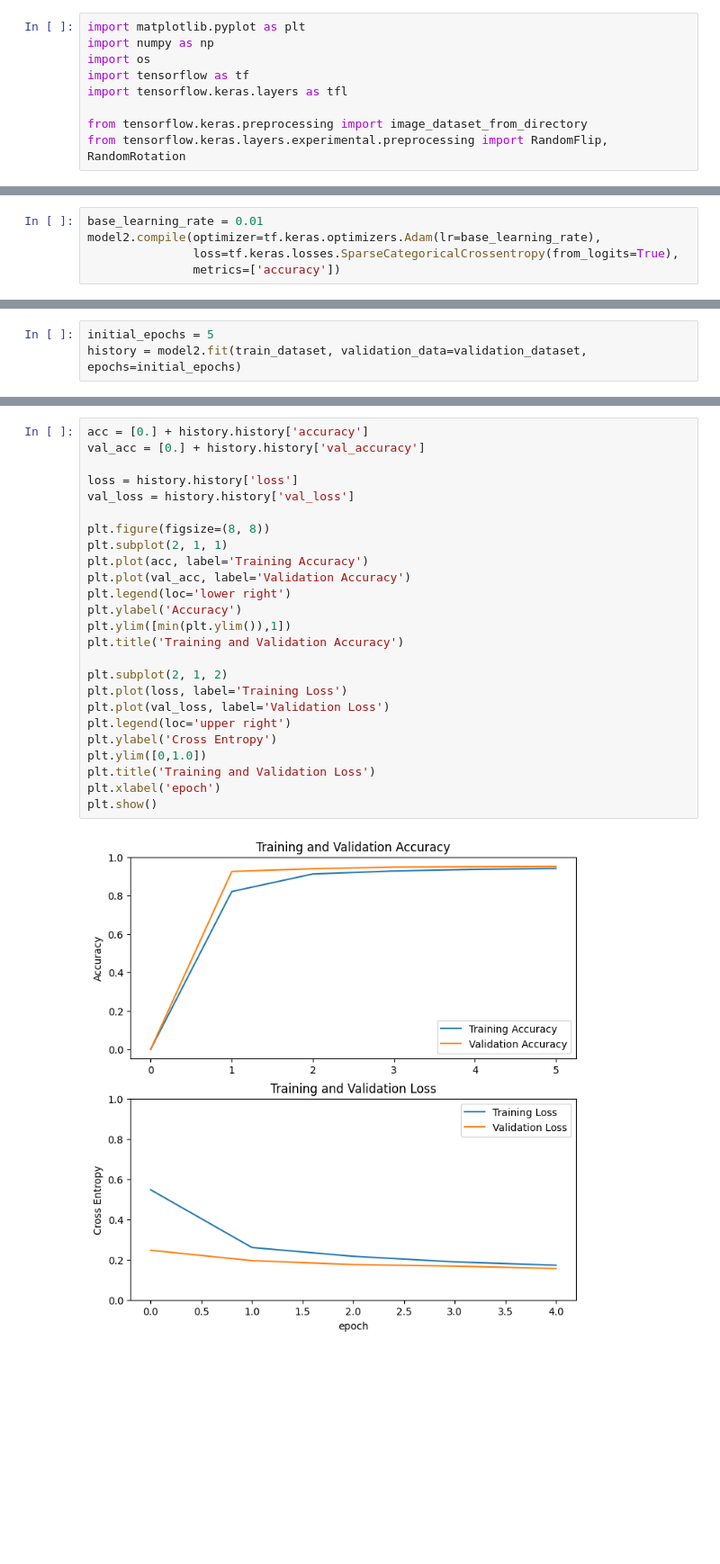
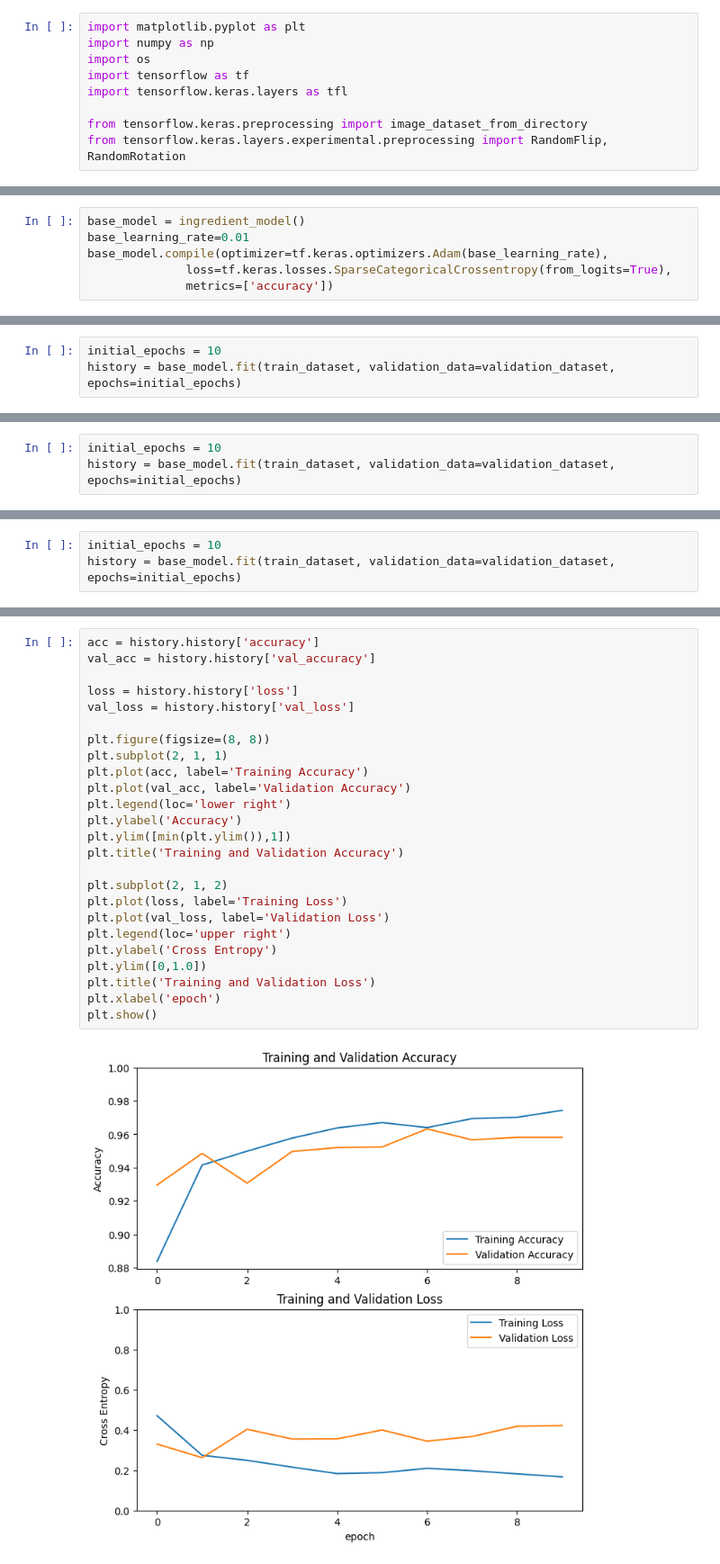
Before and after one commit to chindyfebryan/FlavourFinder, a Jupyter notebook: model_with_MobileNet_v2.ipynb, the cells around one changed output, grey strips where cells are left out. Shown at 90% size. Drawn from its saved outputs; the diff is of its cells as text; blank space fills up the shorter version.

```diff
--- a/model_with_MobileNet_v2.ipynb
+++ b/model_with_MobileNet_v2.ipynb
@@ -195,5 +54,6 @@ model2 = ingredient_model(IMG_SIZE, data_augmentation)
 # %%
-base_learning_rate = 0.01
-model2.compile(optimizer=tf.keras.optimizers.Adam(lr=base_learning_rate),
-               loss=tf.keras.losses.SparseCategoricalCrossentropy(from_logits=True),
-               metrics=['accuracy'])
+base_model = ingredient_model()
+base_learning_rate=0.01
+base_model.compile(optimizer=tf.keras.optimizers.Adam(base_learning_rate),
+              loss=tf.keras.losses.SparseCategoricalCrossentropy(from_logits=True),
+              metrics=['accuracy'])
@@ -202,4 +60,4 @@ WARNING:absl:`lr` is deprecated in Keras optimizer, please use `learning_rate` o
 # %%
-initial_epochs = 5
-history = model2.fit(train_dataset, validation_data=validation_dataset, epochs=initial_epochs)
+initial_epochs = 10
+history = base_model.fit(train_dataset, validation_data=validation_dataset, epochs=initial_epochs)
 # %% [output]
@@ -215,0 +84,3 @@ Epoch 5/5
+# %%
+initial_epochs = 10
+history = base_model.fit(train_dataset, validation_data=validation_dataset, epochs=initial_epochs)
@@ -215,0 +108,3 @@ Epoch 5/5
+# %%
+initial_epochs = 10
+history = base_model.fit(train_dataset, validation_data=validation_dataset, epochs=initial_epochs)
@@ -216,27 +132,27 @@ Epoch 5/5
 # %%
-acc = [0.] + history.history['accuracy']
-val_acc = [0.] + history.history['val_accuracy']
+acc = history.history['accuracy']
+val_acc = history.history['val_accuracy']
 
 loss = history.history['loss']
 val_loss = history.history['val_loss']
 
 plt.figure(figsize=(8, 8))
 plt.subplot(2, 1, 1)
 plt.plot(acc, label='Training Accuracy')
 plt.plot(val_acc, label='Validation Accuracy')
 plt.legend(loc='lower right')
 plt.ylabel('Accuracy')
 plt.ylim([min(plt.ylim()),1])
 plt.title('Training and Validation Accuracy')
 
 plt.subplot(2, 1, 2)
 plt.plot(loss, label='Training Loss')
 plt.plot(val_loss, label='Validation Loss')
 plt.legend(loc='upper right')
 plt.ylabel('Cross Entropy')
 plt.ylim([0,1.0])
 plt.title('Training and Validation Loss')
 plt.xlabel('epoch')
 plt.show()
 # %% [output]
-[figure, old version]
+[figure, new version]
```
Also changed, not shown: parts of 24 cells of this notebook.
